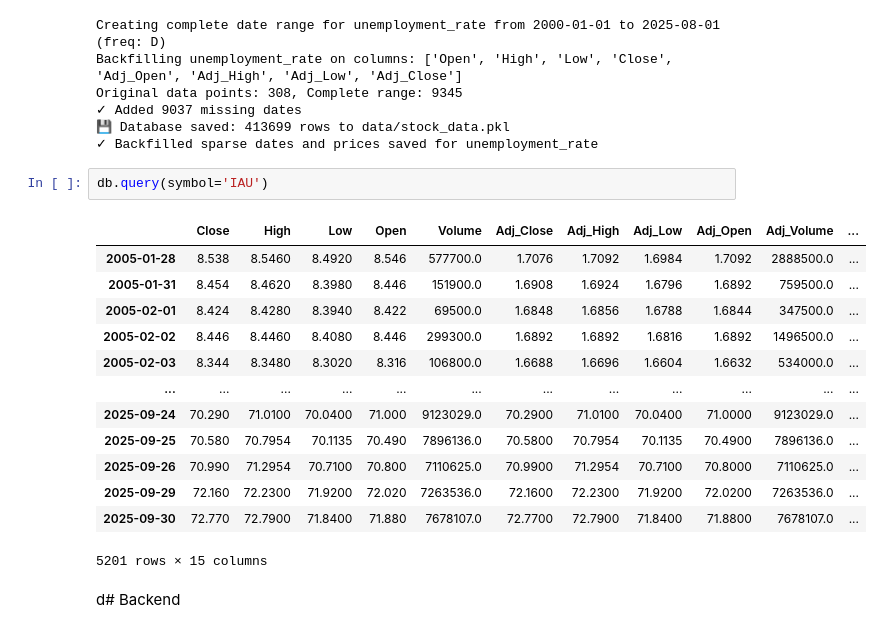
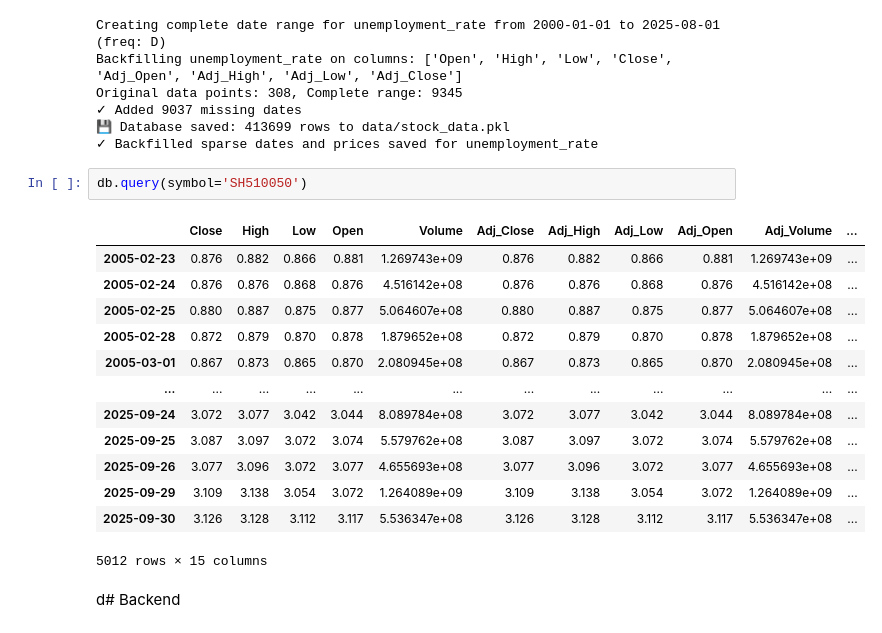
Before and after one commit to farrellsc/StockAnalysis, a Jupyter notebook: playground.ipynb, the cells around one changed output. Cells and saved outputs as stored; diff of their text form.

```diff
--- a/playground.ipynb
+++ b/playground.ipynb
@@ -241,21 +247,21 @@ Original data points: 308, Complete range: 9345
 💾 Database saved: 413699 rows to data/stock_data.pkl
 ✓ Backfilled sparse dates and prices saved for unemployment_rate
 # %%
-db.query(symbol='IAU')
+db.query(symbol='SH510050')
 # %% [output]
 |  | Close | High | Low | Open | Volume | Adj_Close | Adj_High | Adj_Low | Adj_Open | Adj_Volume | ... |
-| 2005-01-28 | 8.538 | 8.5460 | 8.4920 | 8.546 | 577700.0 | 1.7076 | 1.7092 | 1.6984 | 1.7092 | 2888500.0 | ... |
-| 2005-01-31 | 8.454 | 8.4620 | 8.3980 | 8.446 | 151900.0 | 1.6908 | 1.6924 | 1.6796 | 1.6892 | 759500.0 | ... |
-| 2005-02-01 | 8.424 | 8.4280 | 8.3940 | 8.422 | 69500.0 | 1.6848 | 1.6856 | 1.6788 | 1.6844 | 347500.0 | ... |
-| 2005-02-02 | 8.446 | 8.4460 | 8.4080 | 8.446 | 299300.0 | 1.6892 | 1.6892 | 1.6816 | 1.6892 | 1496500.0 | ... |
-| 2005-02-03 | 8.344 | 8.3480 | 8.3020 | 8.316 | 106800.0 | 1.6688 | 1.6696 | 1.6604 | 1.6632 | 534000.0 | ... |
+| 2005-02-23 | 0.876 | 0.882 | 0.866 | 0.881 | 1.269743e+09 | 0.876 | 0.882 | 0.866 | 0.881 | 1.269743e+09 | ... |
+| 2005-02-24 | 0.876 | 0.876 | 0.868 | 0.876 | 4.516142e+08 | 0.876 | 0.876 | 0.868 | 0.876 | 4.516142e+08 | ... |
+| 2005-02-25 | 0.880 | 0.887 | 0.875 | 0.877 | 5.064607e+08 | 0.880 | 0.887 | 0.875 | 0.877 | 5.064607e+08 | ... |
+| 2005-02-28 | 0.872 | 0.879 | 0.870 | 0.878 | 1.879652e+08 | 0.872 | 0.879 | 0.870 | 0.878 | 1.879652e+08 | ... |
+| 2005-03-01 | 0.867 | 0.873 | 0.865 | 0.870 | 2.080945e+08 | 0.867 | 0.873 | 0.865 | 0.870 | 2.080945e+08 | ... |
 | ... | ... | ... | ... | ... | ... | ... | ... | ... | ... | ... | ... |
-| 2025-09-24 | 70.290 | 71.0100 | 70.0400 | 71.000 | 9123029.0 | 70.2900 | 71.0100 | 70.0400 | 71.0000 | 9123029.0 | ... |
-| 2025-09-25 | 70.580 | 70.7954 | 70.1135 | 70.490 | 7896136.0 | 70.5800 | 70.7954 | 70.1135 | 70.4900 | 7896136.0 | ... |
-| 2025-09-26 | 70.990 | 71.2954 | 70.7100 | 70.800 | 7110625.0 | 70.9900 | 71.2954 | 70.7100 | 70.8000 | 7110625.0 | ... |
-| 2025-09-29 | 72.160 | 72.2300 | 71.9200 | 72.020 | 7263536.0 | 72.1600 | 72.2300 | 71.9200 | 72.0200 | 7263536.0 | ... |
-| 2025-09-30 | 72.770 | 72.7900 | 71.8400 | 71.880 | 7678107.0 | 72.7700 | 72.7900 | 71.8400 | 71.8800 | 7678107.0 | ... |
+| 2025-09-24 | 3.072 | 3.077 | 3.042 | 3.044 | 8.089784e+08 | 3.072 | 3.077 | 3.042 | 3.044 | 8.089784e+08 | ... |
+| 2025-09-25 | 3.087 | 3.097 | 3.072 | 3.074 | 5.579762e+08 | 3.087 | 3.097 | 3.072 | 3.074 | 5.579762e+08 | ... |
+| 2025-09-26 | 3.077 | 3.096 | 3.072 | 3.077 | 4.655693e+08 | 3.077 | 3.096 | 3.072 | 3.077 | 4.655693e+08 | ... |
+| 2025-09-29 | 3.109 | 3.138 | 3.054 | 3.072 | 1.264089e+09 | 3.109 | 3.138 | 3.054 | 3.072 | 1.264089e+09 | ... |
+| 2025-09-30 | 3.126 | 3.128 | 3.112 | 3.117 | 5.536347e+08 | 3.126 | 3.128 | 3.112 | 3.117 | 5.536347e+08 | ... |
-5201 rows × 15 columns
+5012 rows × 15 columns
 # %% [markdown]
 d# Backend
 # %%
```
Also changed, not shown: parts of 3 cells of this notebook, 1 other file.
